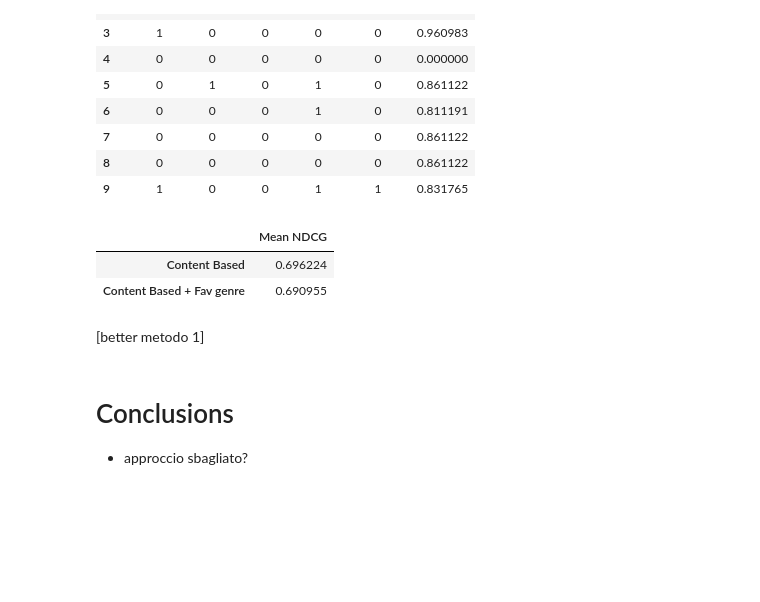
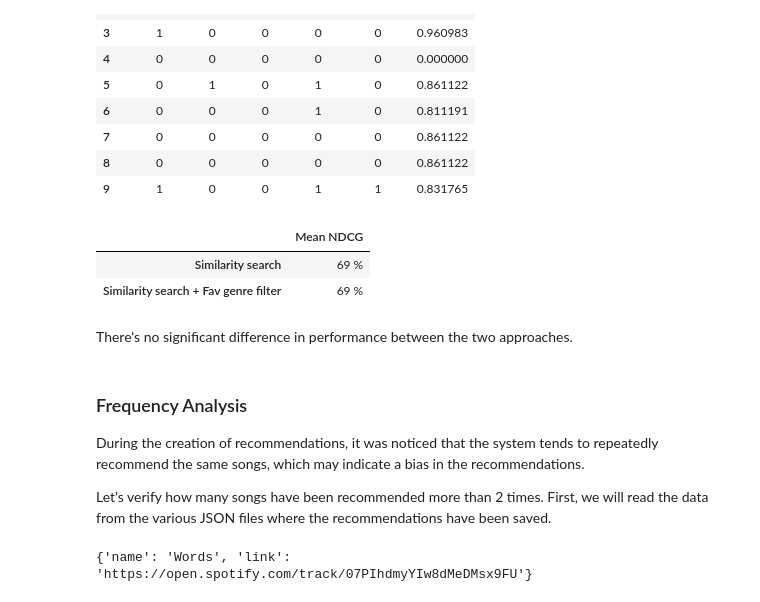
Before and after one commit to Kespers/kCHORDS-recommendation-system, a Jupyter notebook: main.ipynb, the cells around one changed output. Saved outputs shown, nothing was run; the diff lists cells and outputs as text; code cells hidden in the pictures; blank space fills up the shorter version.

```diff
--- a/main.ipynb
+++ b/main.ipynb
@@ -1121,21 +1164,42 @@ df_ndcg_group2
 # %%
 mean_ndcg_content_based = np.mean(ndcg_scores_content_based)
 mean_ndcg_fav_genre = np.mean(ndcg_scores_fav_genre)
 
 ndcg_df = pd.DataFrame({
 	'Mean NDCG': [
-		mean_ndcg_content_based,
-		mean_ndcg_fav_genre
+		f"{int(mean_ndcg_content_based * 100)} %",
+		f"{int(mean_ndcg_fav_genre * 100)} %"
 	]
-}, index=['Content Based', 'Content Based + Fav genre'])
+}, index=['Similarity search', 'Similarity search + Fav genre filter'])
 
 ndcg_df
 # %% [output]
 |  | Mean NDCG |
-| Content Based | 0.696224 |
-| Content Based + Fav genre | 0.690955 |
+| Similarity search | 69 % |
+| Similarity search + Fav genre filter | 69 % |
-# %% [markdown]
-[better metodo 1]
-# %% [markdown]
-# Conclusions
-- approccio sbagliato?
+# %% [markdown]
+There's no significant difference in performance between the two approaches.
+# %% [markdown]
+### Frequency Analysis
+
+During the creation of recommendations, it was noticed that the system tends to repeatedly recommend the same songs, which may indicate a bias in the recommendations.
+
+Let’s verify how many songs have been recommended more than 2 times. First, we will read the data from the various JSON files where the recommendations have been saved.
+# %%
+folder_path = "evaluation/recommends"
+recommends = []
+
+for idx in range(1, 11):
+    file_path = os.path.join(folder_path, f"{idx}.json")
+
+    with open(file_path, "r", encoding="utf-8") as file:
+        data = json.load(file)
+
+        for category in data.values():
+            for song in category:
+                if song and song["name"] and song["link"]:
+                    recommends.append({"name": song["name"], "link": song["link"]})
+
+print(recommends[0])
+# %% [output]
+{'name': 'Words', 'link': 'https://open.spotify.com/track/07PIhdmyYIw8dMeDMsx9FU'}
```
Also changed, not shown: parts of 74 cells of this notebook, 2 other files.
